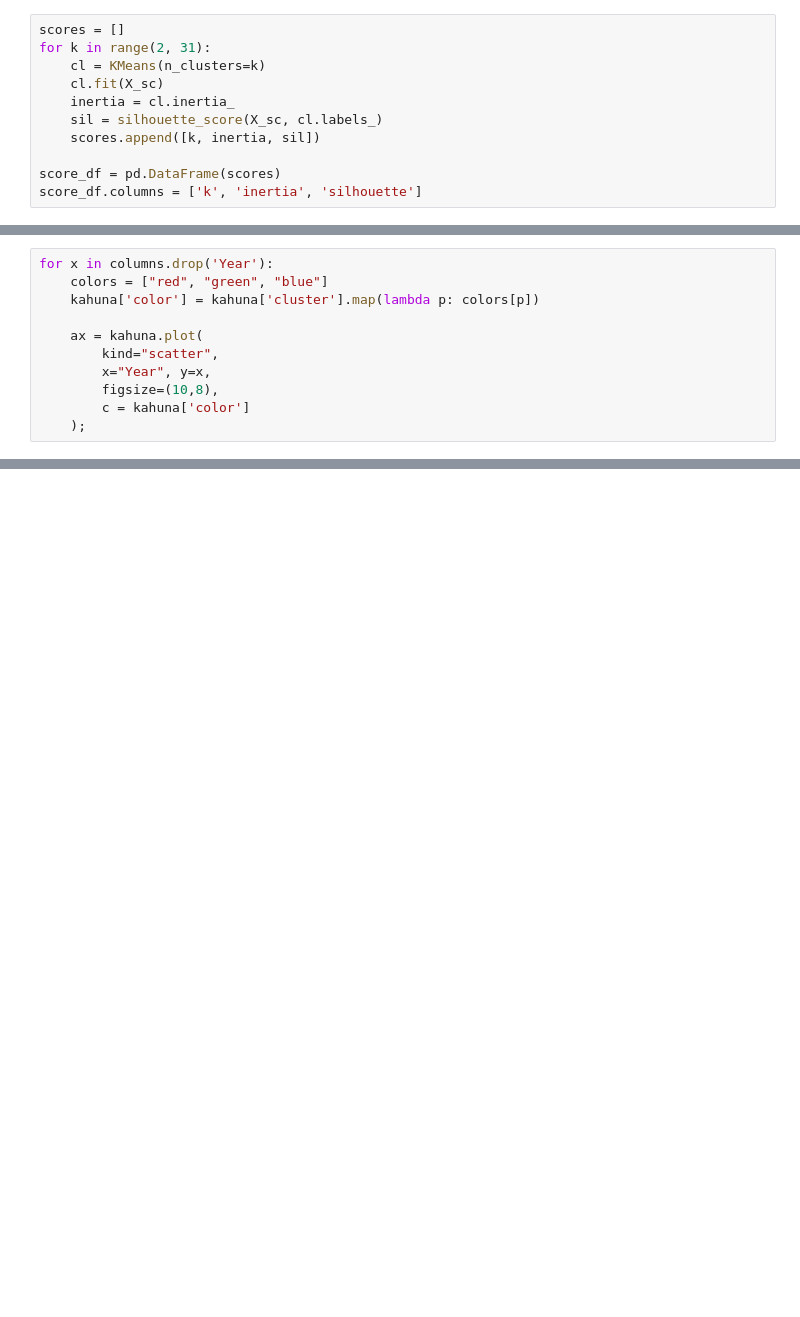
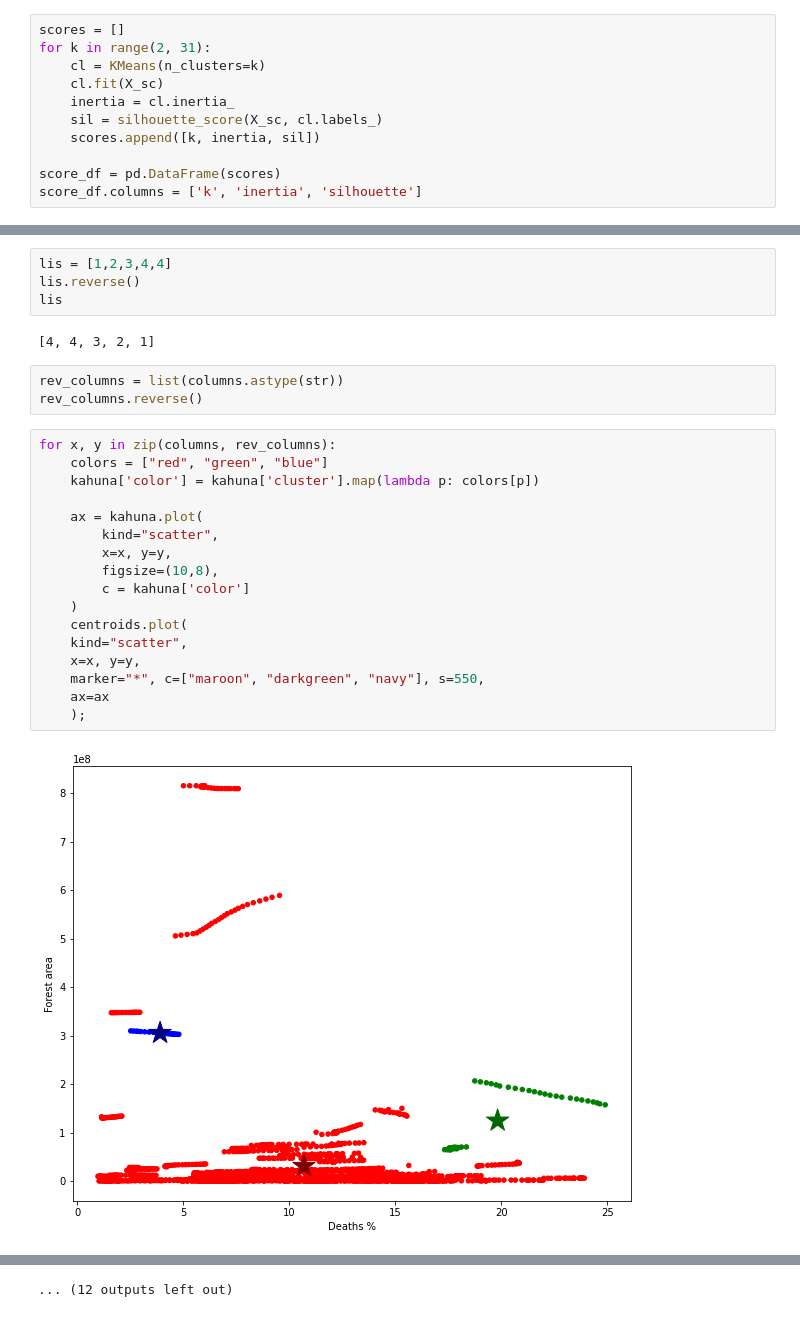
Before and after one commit to janmanjan/climate_change_global_analysis, a Jupyter notebook: code/sz/sz_notebook.ipynb, the cells around one changed output, grey strips where cells are left out. Cells and saved outputs as stored; diff of their text form; blank space fills up the shorter version.

```diff
--- a/code/sz/sz_notebook.ipynb
+++ b/code/sz/sz_notebook.ipynb
@@ -302,11 +254,0 @@ axes[1].set_title('Silhouette Score over k');
-# %%
-for x in columns.drop('Year'):
-    colors = ["red", "green", "blue"]
-    kahuna['color'] = kahuna['cluster'].map(lambda p: colors[p])
-
-    ax = kahuna.plot(
-        kind="scatter",
-        x="Year", y=x,
-        figsize=(10,8),
-        c = kahuna['color']
-    );
@@ -326,0 +268,28 @@ for x in columns.drop('Year'):
+# %%
+lis = [1,2,3,4,4]
+lis.reverse()
+lis
+# %% [output]
+[4, 4, 3, 2, 1]
+# %%
+rev_columns = list(columns.astype(str))
+rev_columns.reverse()
+# %%
+for x, y in zip(columns, rev_columns):
+    colors = ["red", "green", "blue"]
+    kahuna['color'] = kahuna['cluster'].map(lambda p: colors[p])
+
+    ax = kahuna.plot(
+        kind="scatter",
+        x=x, y=y,
+        figsize=(10,8),
+        c = kahuna['color']
+    )
+    centroids.plot(
+    kind="scatter",
+    x=x, y=y,
+    marker="*", c=["maroon", "darkgreen", "navy"], s=550,
+    ax=ax
+    );
+# %% [output]
+[figure, added]
@@ -326,0 +307 @@ for x in columns.drop('Year'):
+... (12 outputs left out)
```
Also changed, not shown: parts of 33 cells of this notebook.
